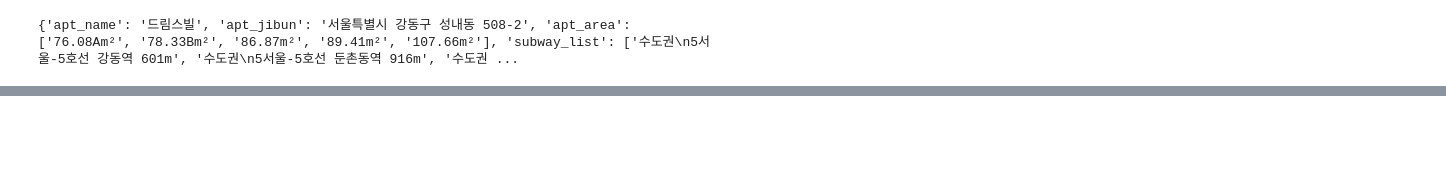
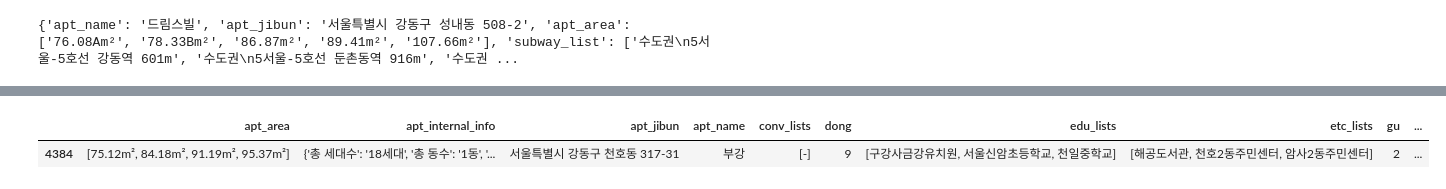
Before and after one commit to tax-k/KB_price_crawling, a Jupyter notebook: KB live on Pandas Whole.ipynb, the cells around one changed output, grey strips where cells are left out. Cells and saved outputs as stored; diff of their text form; code cells hidden in the pictures; blank space fills up the shorter version.

```diff
--- a/KB live on Pandas Whole.ipynb
+++ b/KB live on Pandas Whole.ipynb
@@ -108,0 +128,5 @@ for gu in range(1, 26):
+# %%
+info_data.loc[:][info_data['apt_name'] == '부강']
+# %% [output]
+|  | apt_area | apt_internal_info | apt_jibun | apt_name | conv_lists | dong | edu_lists | etc_lists | gu | ... |
+| 4384 | [75.12m², 84.18m², 91.19m², 95.37m²] | {'총 세대수': '18세대', '총 동수': '1동', '... | 서울특별시 강동구 천호동 317-31 | 부강 | [-] | 9 | [구강사금강유치원, 서울신암초등학교, 천일중학교] | [해공도서관, 천호2동주민센터, 암사2동주민센터] | 2 | ... |
```
Also changed, not shown: parts of 24 cells of this notebook.
